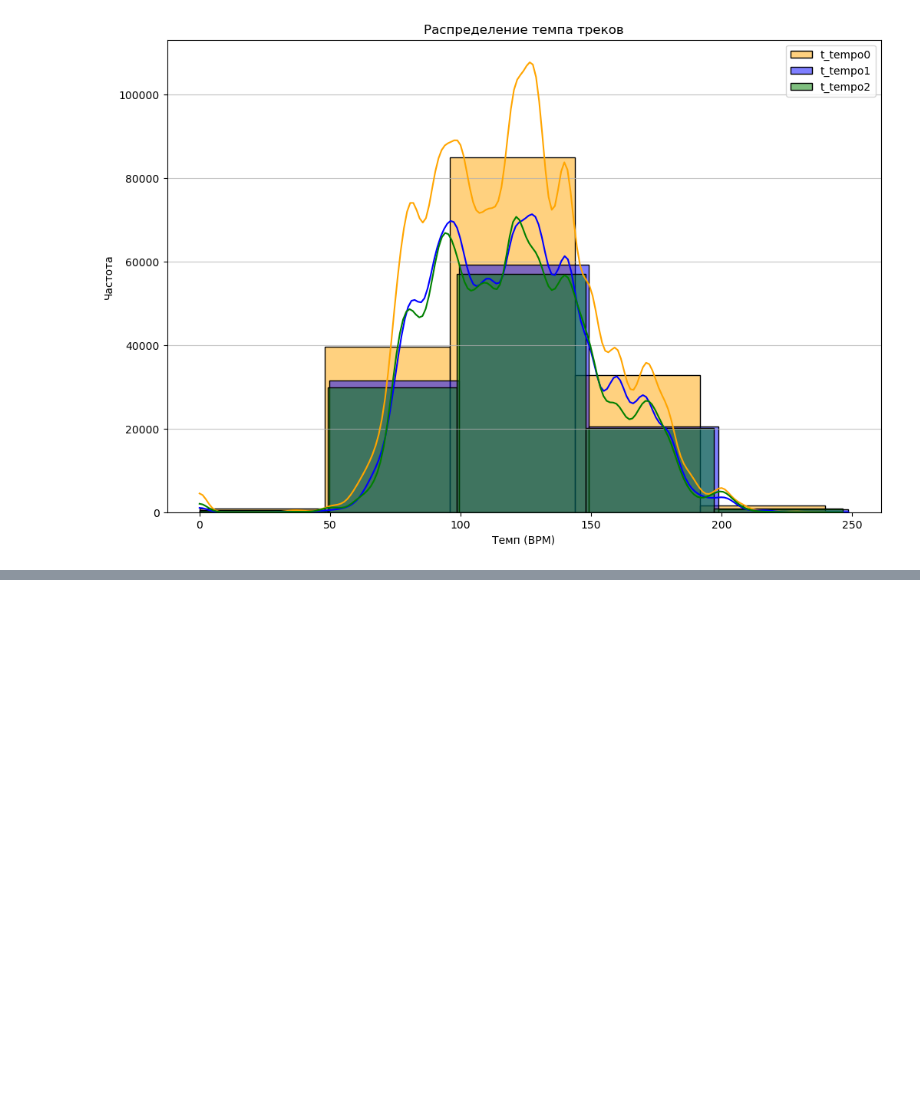
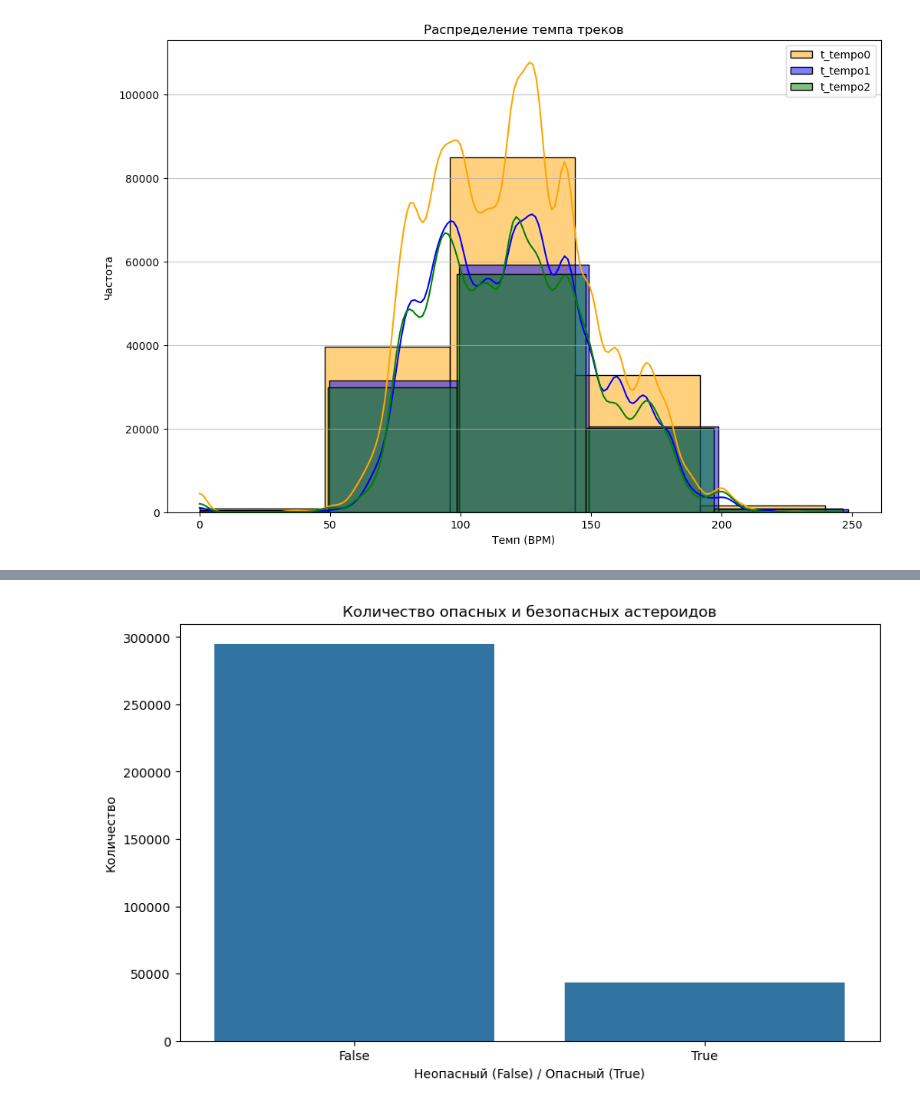
Before and after one commit to Elikul/hm_ml, a Jupyter notebook: HomeTask2/HomeTask2.ipynb, the cells around one changed output, grey strips where cells are left out. Saved outputs shown, nothing was run; the diff lists cells and outputs as text; code cells hidden in the pictures; blank space fills up the shorter version.

```diff
--- a/HomeTask2/HomeTask2.ipynb
+++ b/HomeTask2/HomeTask2.ipynb
@@ -199,0 +299,10 @@ plot_histograms(df, tempo_columns, 'Распределение темпа тре
+# %%
+plt.figure(figsize=(10, 6))
+sns.countplot(data=df, x='is_hazardous')
+plt.title('Количество опасных и безопасных астероидов')
+plt.xlabel('Неопасный (False) / Опасный (True)')
+plt.ylabel('Количество')
+plt.savefig('plots/countplot_is_hazardous.png')
+plt.show()
+# %% [output]
+[figure, added]
```
Also changed, not shown: parts of 16 cells of this notebook, 7 other files.
